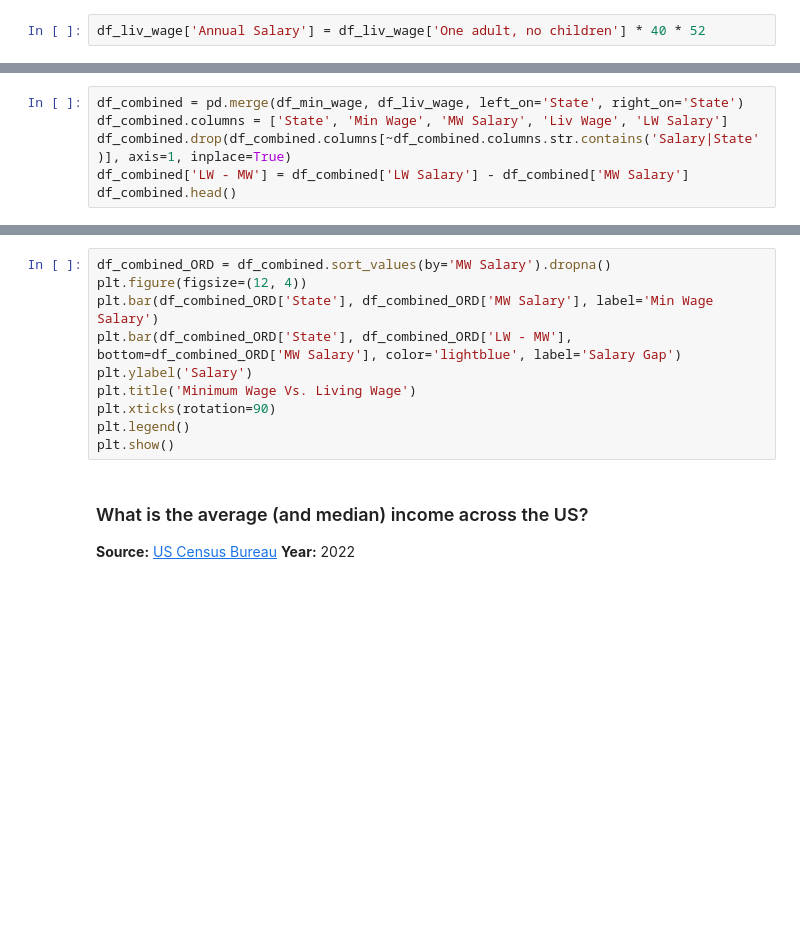
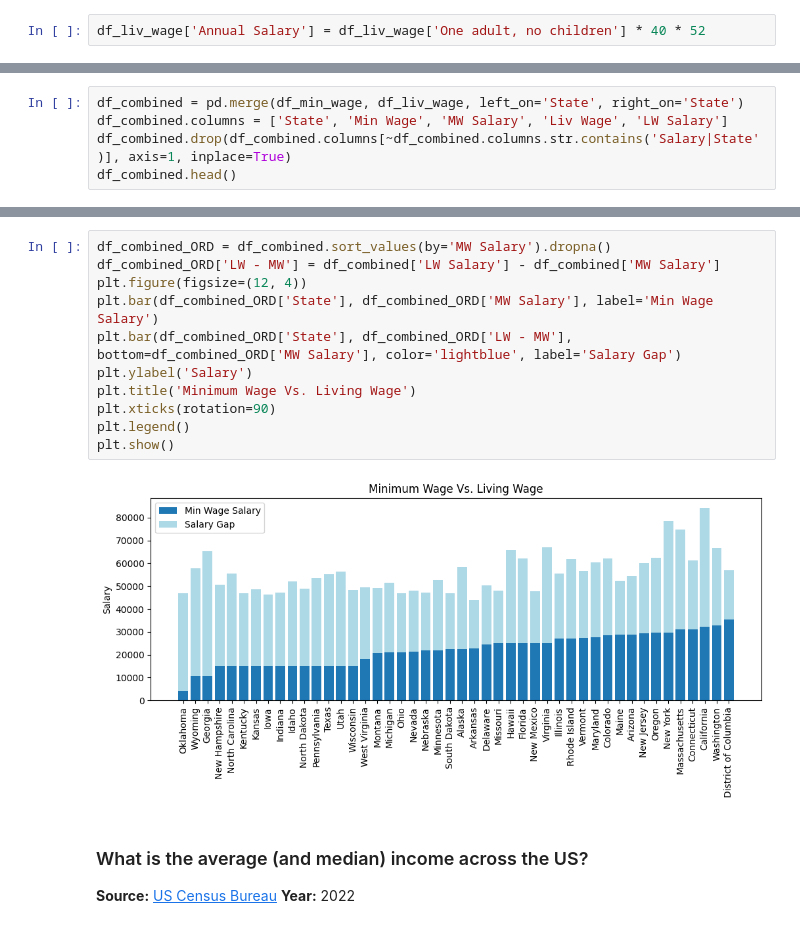
Before and after one commit to savitvitskiy/Salary-Education, a Jupyter notebook: Salaries.ipynb, the cells around one changed output, grey strips where cells are left out. Cells and saved outputs as stored; diff of their text form; blank space fills up the shorter version.

Commit message:
updated visualization

```diff
--- a/Salaries.ipynb
+++ b/Salaries.ipynb
@@ -111,5 +156,4 @@ df_liv_wage.head()
 df_combined = pd.merge(df_min_wage, df_liv_wage, left_on='State', right_on='State')
 df_combined.columns = ['State', 'Min Wage', 'MW Salary', 'Liv Wage', 'LW Salary']
 df_combined.drop(df_combined.columns[~df_combined.columns.str.contains('Salary|State')], axis=1, inplace=True)
-df_combined['LW - MW'] = df_combined['LW Salary'] - df_combined['MW Salary']
 df_combined.head()
@@ -116,13 +167,16 @@ df_combined.head()
 # %%
 df_combined_ORD = df_combined.sort_values(by='MW Salary').dropna()
+df_combined_ORD['LW - MW'] = df_combined['LW Salary'] - df_combined['MW Salary']
 plt.figure(figsize=(12, 4))
 plt.bar(df_combined_ORD['State'], df_combined_ORD['MW Salary'], label='Min Wage Salary')
 plt.bar(df_combined_ORD['State'], df_combined_ORD['LW - MW'], bottom=df_combined_ORD['MW Salary'], color='lightblue', label='Salary Gap')
 plt.ylabel('Salary')
 plt.title('Minimum Wage Vs. Living Wage')
 plt.xticks(rotation=90)
 plt.legend()
 plt.show()
+# %% [output]
+[figure, added]
 # %% [markdown]
 ### What is the average (and median) income across the US?
 **Source:** [US Census Bureau](https://data.census.gov/table/ACSST1Y2022.S1901?t=Income%20and%20Poverty&g=010XX00US,$0400000) **Year:** 2022
```
Also changed, not shown: parts of 29 cells of this notebook.
